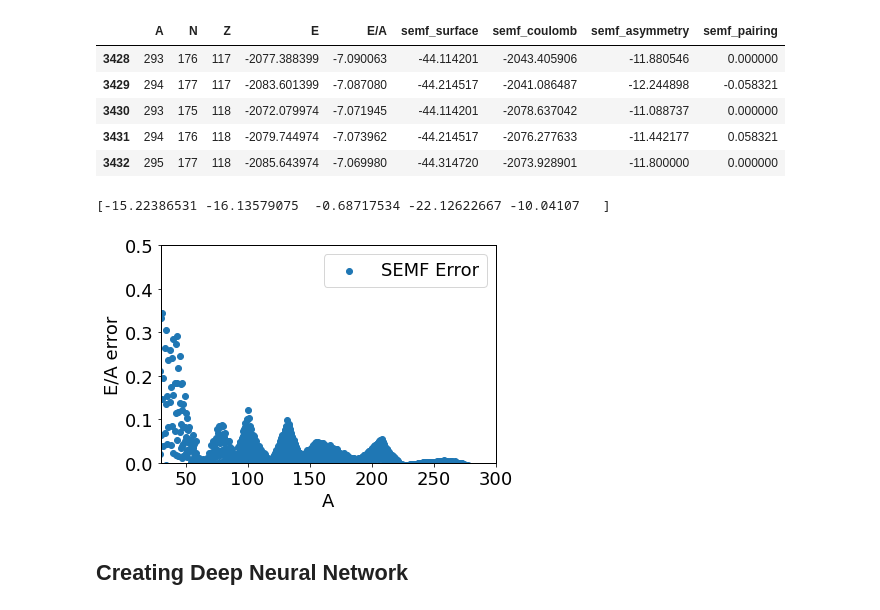
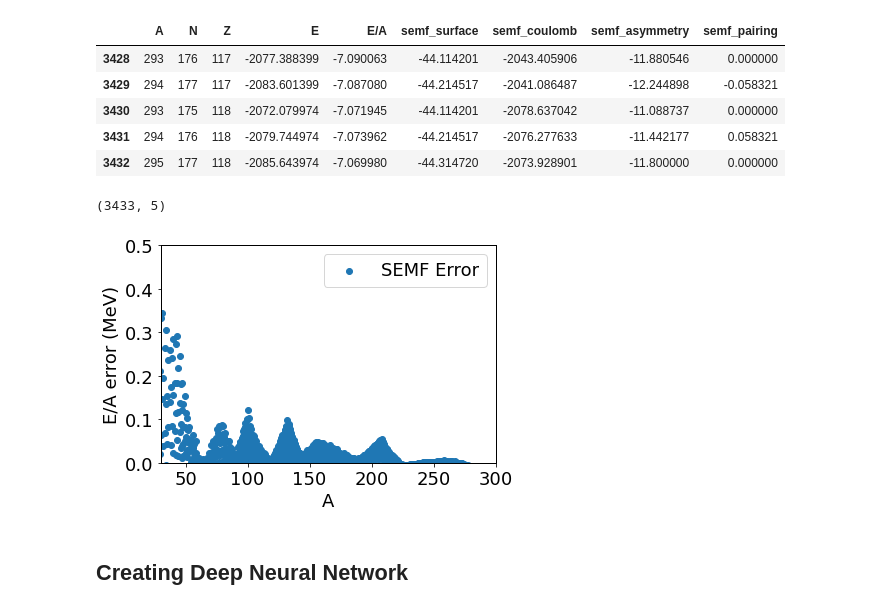
Before and after one commit to zbarvian/Mass-Learning, a Jupyter notebook: dnn_semf_discrepancy.ipynb, the cells around one changed output. Drawn from its saved outputs; the diff is of its cells as text; code cells hidden in the pictures.

```diff
--- a/dnn_semf_discrepancy.ipynb
+++ b/dnn_semf_discrepancy.ipynb
@@ -62,26 +63,28 @@ data.tail()
 # Convert into coefficient matrix
 coeff = np.asarray([data['A'], data['semf_surface'], data['semf_coulomb'],
     data['semf_asymmetry'], data['semf_pairing']])
+# Transpose into columns
 coeff = coeff.T
 y = data['E']
+# Linear regression to find parameters
 params = np.linalg.lstsq(coeff, y, rcond=None)[0]
-print(params)
+params = params[:, np.newaxis]
+np.shape(coeff)
 # %% [output]
-[-15.22386531 -16.13579075  -0.68717534 -22.12622667 -10.04107   ]
+(3433, 5)
 # %%
 # Add SEMF predictions to dataset, plot comparison
-data['semf_E/A'] = (params[0]*data['A'] + params[1]*data['semf_surface'] + params[2]*data['semf_coulomb']
-    + params[3]*data['semf_asymmetry'] + params[4]*data['semf_pairing'])/data['A']
-
+data['semf_E/A'] = np.matmul(coeff, params)/np.array(data['A'], ndmin = 2).T
 plt.scatter(data['A'], (data['semf_E/A'] - data['E/A']), label='SEMF Error')
+# Mass formula is more accurate for Z > 20, only plotting those
 plt.xlim(30, 300)
 plt.ylim(0, 0.5)
 plt.xlabel('A')
-plt.ylabel('E/A error')
+plt.ylabel('E/A error (MeV)')
 plt.legend()
 plt.show()
 # %% [output]
-[figure, old version]
+[figure, new version]
 # %% [markdown]
 ## Creating Deep Neural Network
 # %%
```
Also changed, not shown: parts of 9 cells of this notebook.
